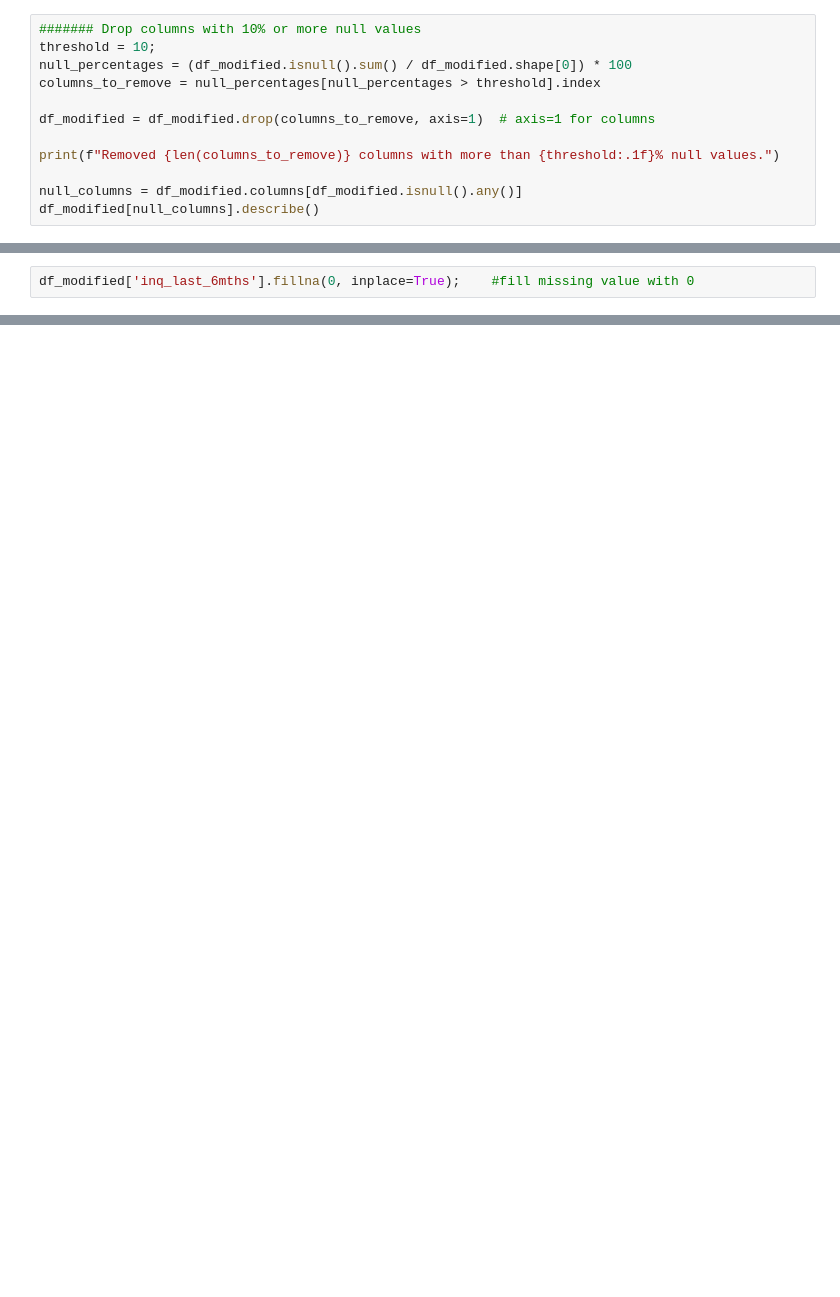
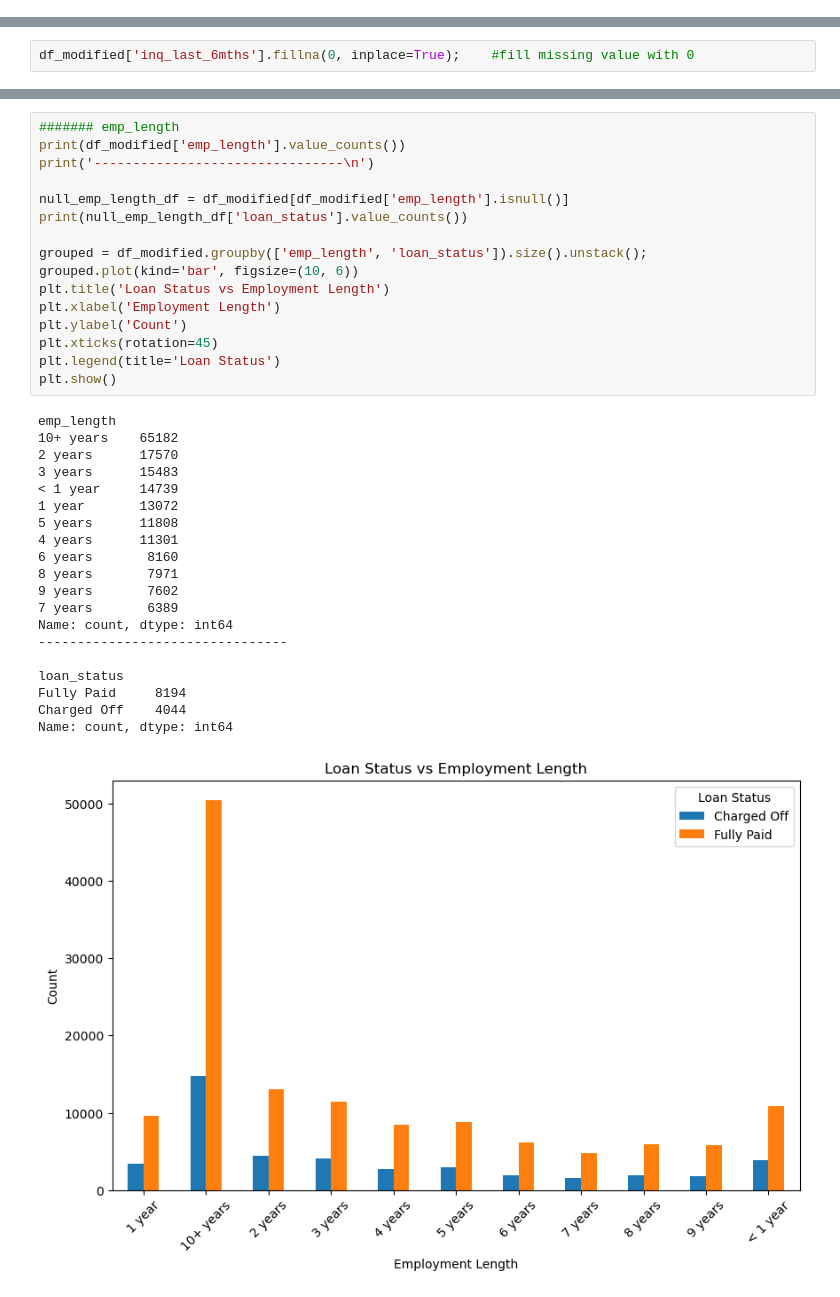
Before and after one commit to SenithDilitha/AIAndInnovation, a Jupyter notebook: LoanStatusPrediction/loan_status_prediction.ipynb, the cells around one changed output, grey strips where cells are left out. Cells and saved outputs as stored; diff of their text form; blank space fills up the shorter version.

```diff
--- a/LoanStatusPrediction/loan_status_prediction.ipynb
+++ b/LoanStatusPrediction/loan_status_prediction.ipynb
@@ -203,12 +211,0 @@ df_modified.describe(include='all')
-# %%
-####### Drop columns with 10% or more null values
-threshold = 10;
-null_percentages = (df_modified.isnull().sum() / df_modified.shape[0]) * 100
-columns_to_remove = null_percentages[null_percentages > threshold].index
-
-df_modified = df_modified.drop(columns_to_remove, axis=1)  # axis=1 for columns
-
-print(f"Removed {len(columns_to_remove)} columns with more than {threshold:.1f}% null values.")
-
-null_columns = df_modified.columns[df_modified.isnull().any()]
-df_modified[null_columns].describe()
@@ -323,0 +258,37 @@ df_numerical_features.describe()
+# %%
+####### emp_length
+print(df_modified['emp_length'].value_counts())
+print('--------------------------------\n')
+
+null_emp_length_df = df_modified[df_modified['emp_length'].isnull()]
+print(null_emp_length_df['loan_status'].value_counts())
+
+grouped = df_modified.groupby(['emp_length', 'loan_status']).size().unstack();
+grouped.plot(kind='bar', figsize=(10, 6))
+plt.title('Loan Status vs Employment Length')
+plt.xlabel('Employment Length')
+plt.ylabel('Count')
+plt.xticks(rotation=45)
+plt.legend(title='Loan Status')
+plt.show()
+# %% [output]
+emp_length
+10+ years    65182
+2 years      17570
+3 years      15483
+< 1 year     14739
+1 year       13072
+5 years      11808
+4 years      11301
+6 years       8160
+8 years       7971
+9 years       7602
+7 years       6389
+Name: count, dtype: int64
+--------------------------------
+
+loan_status
+Fully Paid     8194
+Charged Off    4044
+Name: count, dtype: int64
+[figure, added]
```
Also changed, not shown: parts of 21 cells of this notebook.
